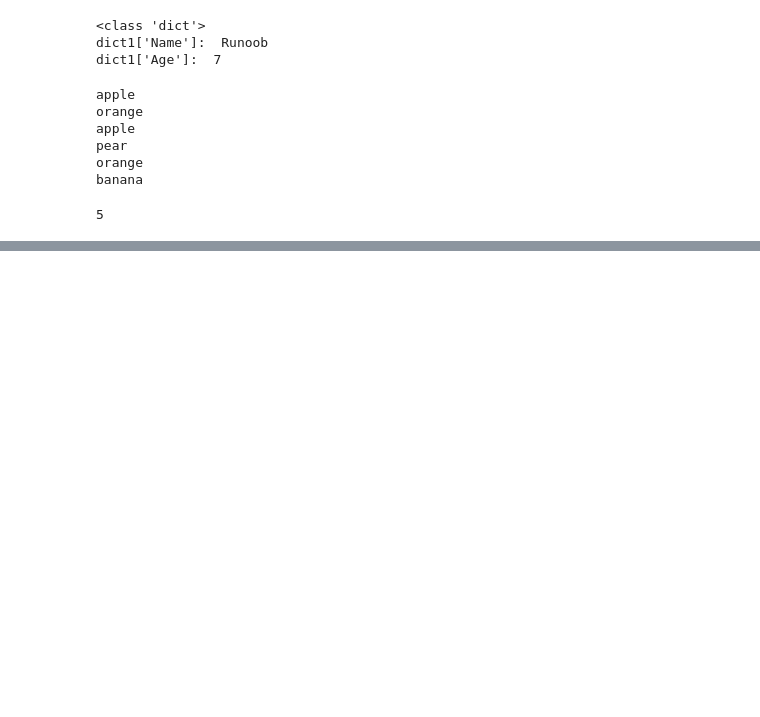
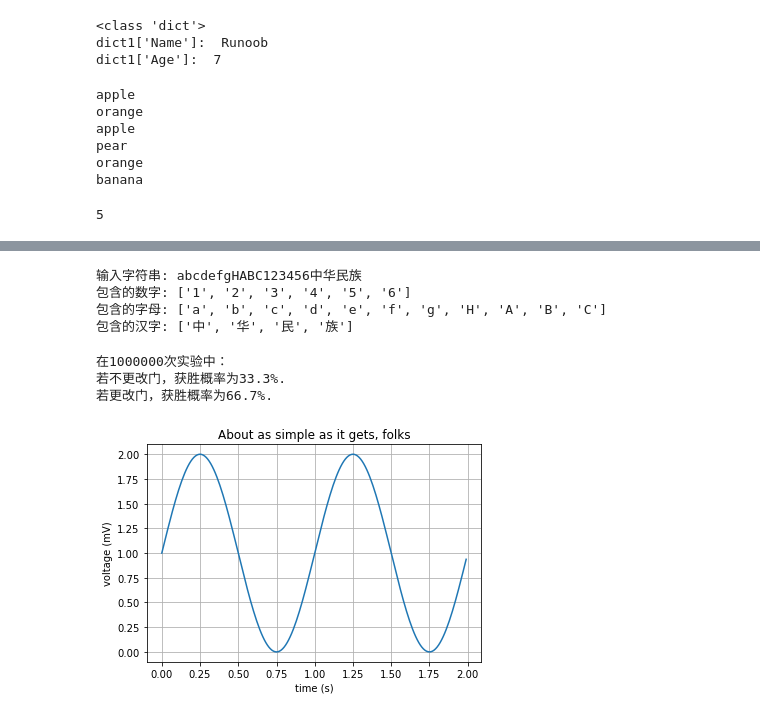
Before and after one commit to yuanxiaodu/python-class, a Jupyter notebook: 03/作业/03_3120305679.ipynb, the cells around one changed output, grey strips where cells are left out. Drawn from its saved outputs; the diff is of its cells as text; code cells hidden in the pictures; blank space fills up the shorter version.

```diff
--- a/03/作业/03_3120305679.ipynb
+++ b/03/作业/03_3120305679.ipynb
@@ -280,0 +371,74 @@ print((add(2, 3)))  # Output: 5
+# %%
+import re
+str_test='abcdefgHABC123456中华民族'
+
+#把正则表达式编译成对象,如果经常使用该对象,此种方式可提高一定效率
+num_regex = re.compile(r'[0-9]')
+zimu_regex = re.compile(r'[a-zA-z]')
+hanzi_regex = re.compile(r'[\u4E00-\u9FA5]')
+
+print('输入字符串:',str_test)
+#findall获取字符串中所有匹配的字符
+num_list = num_regex.findall(str_test)
+print('包含的数字:',num_list)
+zimu_list = zimu_regex.findall(str_test)
+print('包含的字母:',zimu_list)
+hanzi_list = hanzi_regex.findall(str_test)
+print('包含的汉字:',hanzi_list)
+# %% [output]
+输入字符串: abcdefgHABC123456中华民族
+包含的数字: ['1', '2', '3', '4', '5', '6']
+包含的字母: ['a', 'b', 'c', 'd', 'e', 'f', 'g', 'H', 'A', 'B', 'C']
+包含的汉字: ['中', '华', '民', '族']
+# %%
+import random as r
+#
+##
+###
+####
+#####
+######
+#总次数
+total=1000000 #1000,1W,10W,100W
+#换与不换的获胜次数
+win1=0
+win2=0
+
+for i in range(total):
+    #模拟选择过程
+    man=r.randint(1,3)
+    car=r.randint(1,3)
+    #结果：一开始为车门，不换+1.
+    #       否则则一开始为羊门，换+1.
+    if man==car:
+        win1+=1
+    else:
+        win2+=1
+
+print("在{}次实验中：".format(total))
+print("若不更改门，获胜概率为{:.3}%.".format((win1/total)*100))
+print("若更改门，获胜概率为{:.3}%.".format((win2/total)*100))
+# %% [output]
+在1000000次实验中：
+若不更改门，获胜概率为33.3%.
+若更改门，获胜概率为66.7%.
+# %%
+import matplotlib
+import matplotlib.pyplot as plt
+import numpy as np
+
+# Data for plotting
+t = np.arange(0.0, 2.0, 0.01)
+s = 1 + np.sin(2 * np.pi * t)
+
+fig, ax = plt.subplots()
+ax.plot(t, s)
+
+ax.set(xlabel='time (s)', ylabel='voltage (mV)',
+       title='About as simple as it gets, folks')
+ax.grid()
+
+fig.savefig("test.png")
+plt.show()
+# %% [output]
+[figure, added]
```
Also changed, not shown: parts of 10 cells of this notebook, 54 other files.
